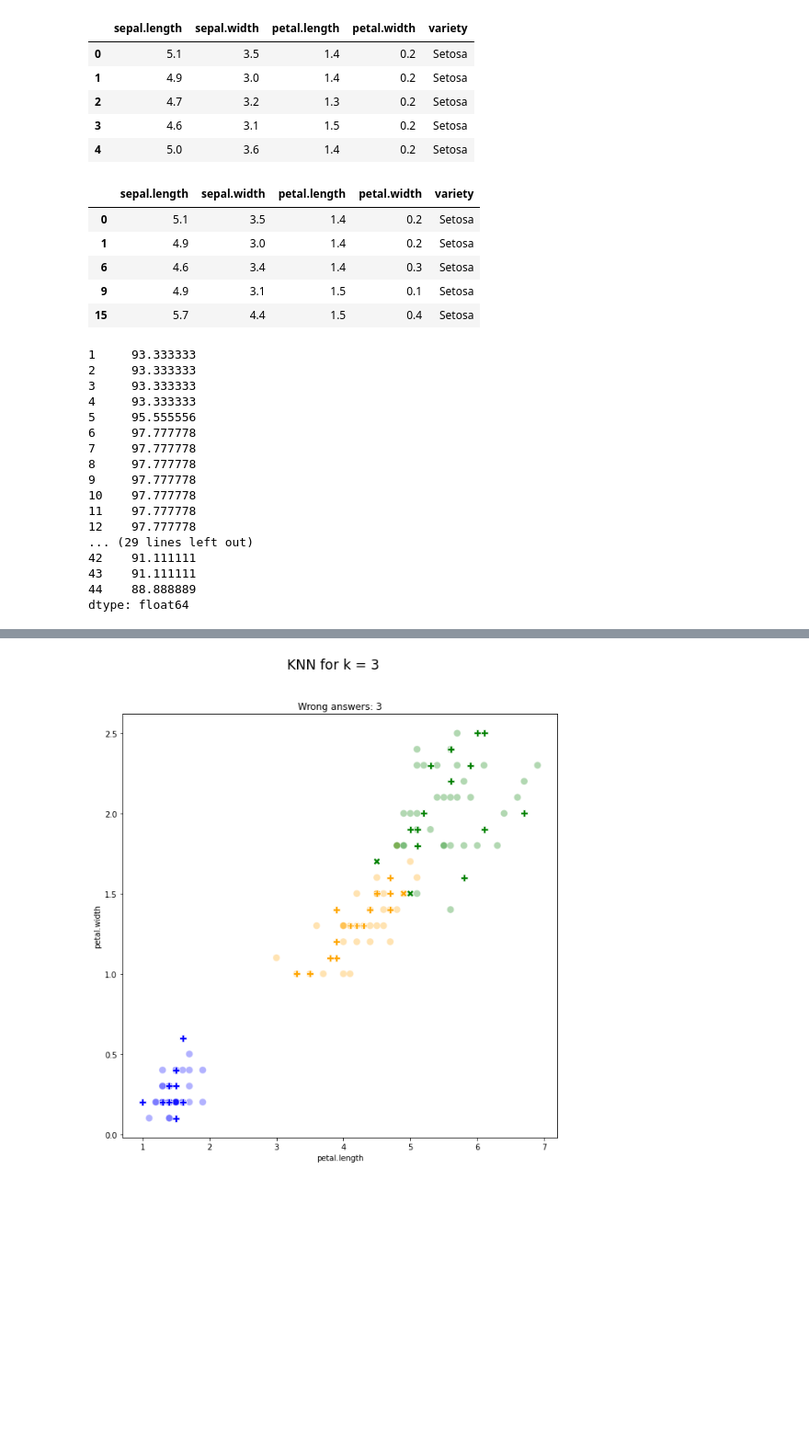
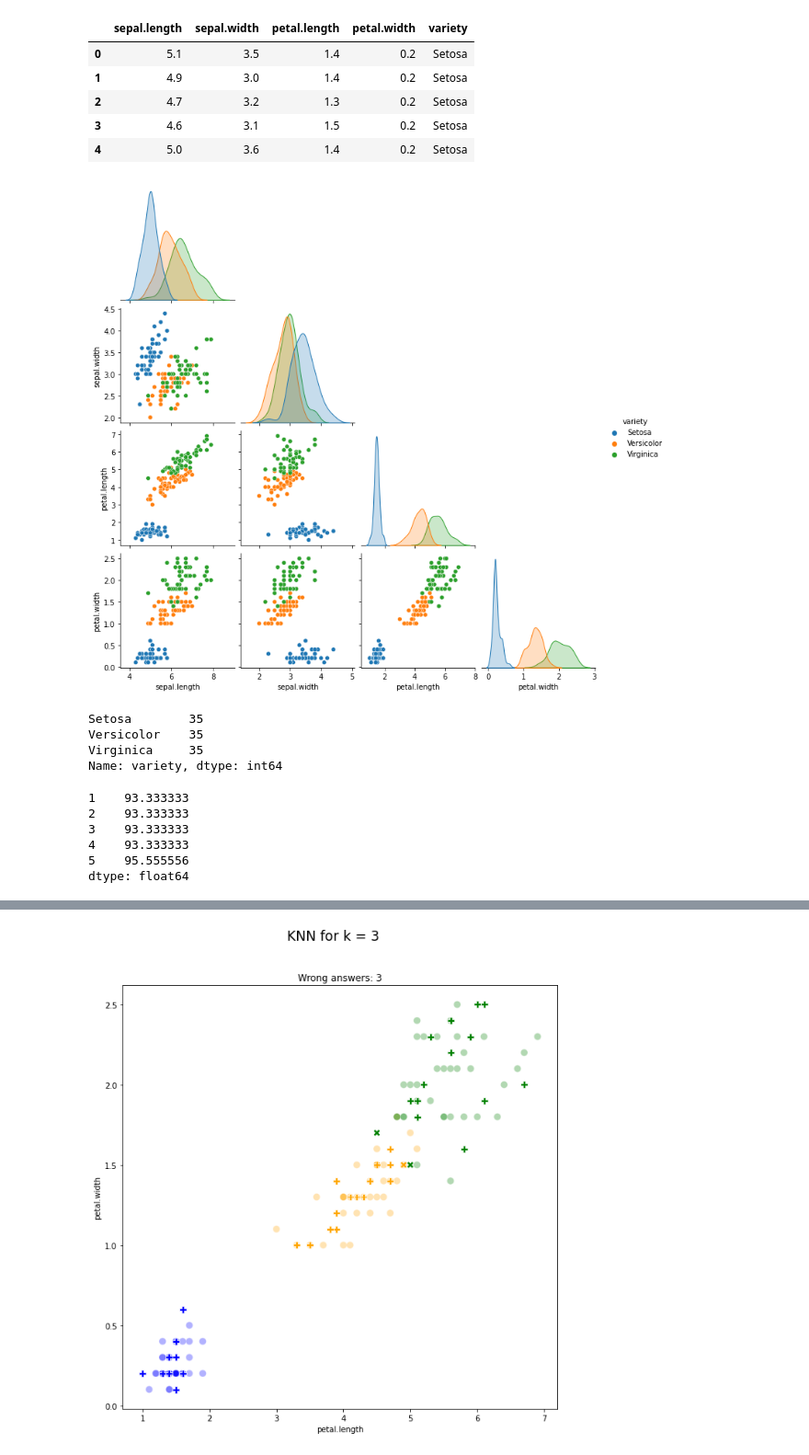
Before and after one commit to wojtekolesinski/ml-models, a Jupyter notebook: knn/jupyter/knn.ipynb, the cells around one changed output, grey strips where cells are left out. Shown: that part at 92% size. Drawn from its saved outputs; the diff is of its cells as text; code cells hidden in the pictures; blank space fills up the shorter version.

```diff
--- a/knn/jupyter/knn.ipynb
+++ b/knn/jupyter/knn.ipynb
@@ -13,6 +15,11 @@ iris.head()
 | 2 | 4.7 | 3.2 | 1.3 | 0.2 | Setosa |
 | 3 | 4.6 | 3.1 | 1.5 | 0.2 | Setosa |
 | 4 | 5.0 | 3.6 | 1.4 | 0.2 | Setosa |
+# %%
+sns.pairplot(iris, vars=iris.columns[:4], hue='variety', corner=True)
+plt.show()
+# %% [output]
+[figure, added]
 # %%
 setosa = iris[iris['variety'] == 'Setosa']
 versicolor = iris[iris['variety'] == 'Versicolor']
@@ -24,12 +31,3 @@ train_set = pd.concat([setosa.sample(n=35, random_state=seed),
                        versicolor.sample(n=35, random_state=seed),
                        virginica.sample(n=35, random_state=seed)])
 test_set = iris.drop(index=train_set.index)
-# %%
-test_set.head()
-# %% [output]
-|  | sepal.length | sepal.width | petal.length | petal.width | variety |
-| 0 | 5.1 | 3.5 | 1.4 | 0.2 | Setosa |
-| 1 | 4.9 | 3.0 | 1.4 | 0.2 | Setosa |
-| 6 | 4.6 | 3.4 | 1.4 | 0.3 | Setosa |
-| 9 | 4.9 | 3.1 | 1.5 | 0.1 | Setosa |
-| 15 | 5.7 | 4.4 | 1.5 | 0.4 | Setosa |
@@ -39,2 +34,9 @@ test_set.head()
+# %%
+train_set.variety.value_counts()
+# %% [output]
+Setosa        35
+Versicolor    35
+Virginica     35
+Name: variety, dtype: int64
 # %%
 def knn(vector, dataset, k):
@@ -44,27 +46,16 @@ def knn(vector, dataset, k):
 # %%
 scores = []
 
-for k in range(1, len(test_set)):
+for k in range(1, len(test_set)+1):
     predicted = test_set.apply(lambda x: knn(x, train_set, k), axis=1)
     scores.append(sum(test_set.variety == predicted) / len(test_set) * 100)
 
-scores = pd.Series(scores, index=range(1, len(test_set)))
-scores
+scores = pd.Series(scores, index=range(1, len(test_set)+1))
+scores.head()
 # %% [output]
-1     93.333333
-2     93.333333
-3     93.333333
-4     93.333333
-5     95.555556
-6     97.777778
-7     97.777778
-8     97.777778
-9     97.777778
-10    97.777778
-11    97.777778
-12    97.777778
-... (29 lines left out)
-42    91.111111
-43    91.111111
-44    88.888889
+1    93.333333
+2    93.333333
+3    93.333333
+4    93.333333
+5    95.555556
 dtype: float64
```
Also changed, not shown: parts of 9 cells of this notebook.
